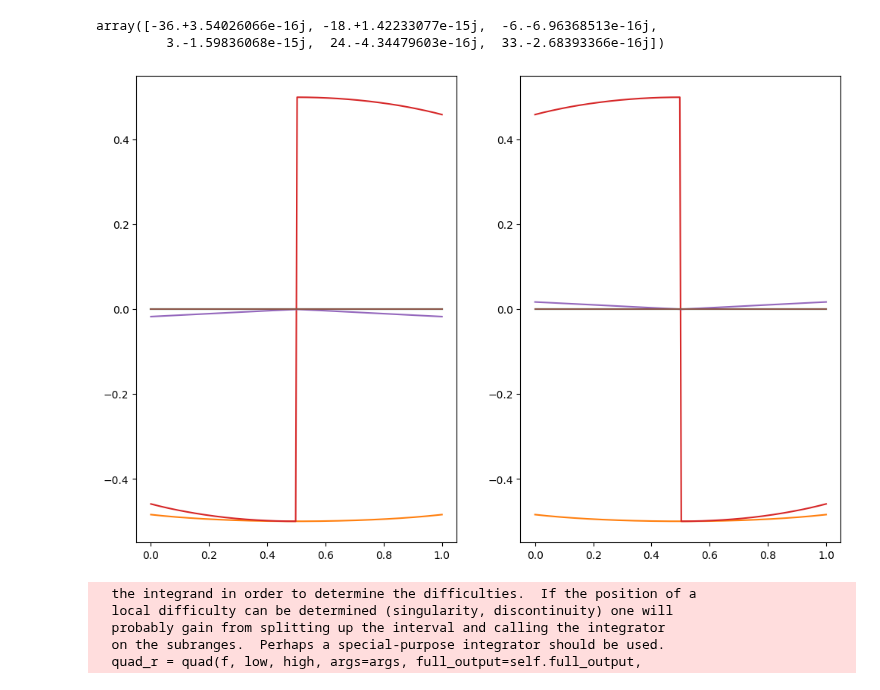
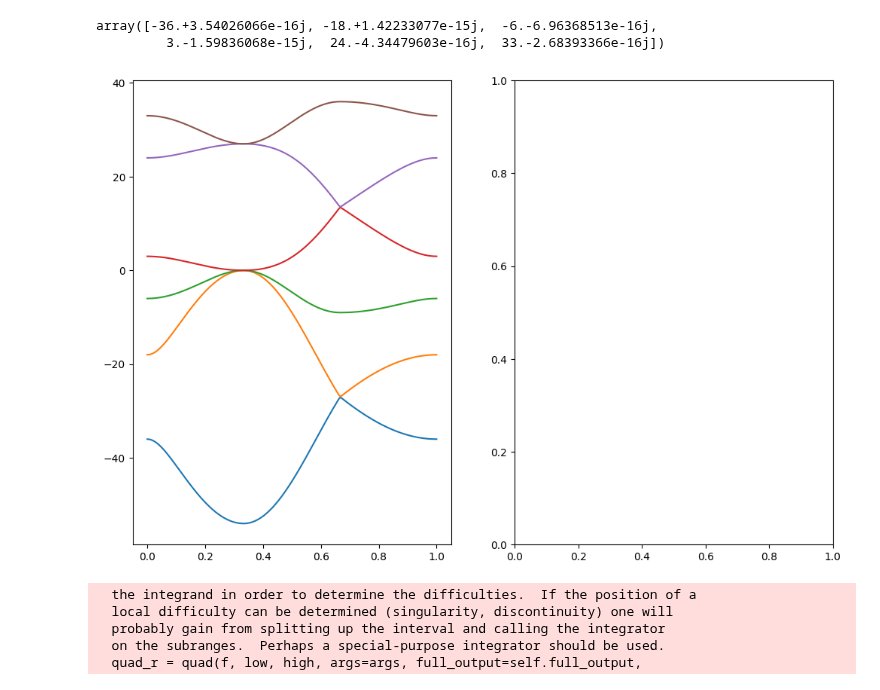
Before and after one commit to ChriGomm/master, a Jupyter notebook: numerics/dip_dip.ipynb, the cells around one changed output. Saved outputs shown, nothing was run; the diff lists cells and outputs as text; code cells hidden in the pictures.

```diff
--- a/numerics/dip_dip.ipynb
+++ b/numerics/dip_dip.ipynb
@@ -3,9 +3,9 @@ import numpy as np
 import pandas as pd
 import matplotlib.pyplot as plt
 # %%
-a1 = np.array([-1,0,0])
-a2 = np.array([1/2,np.sqrt(3)/2,0])
-a3 = np.array([1/2,-np.sqrt(3)/2,0])
+a1 = np.array([1,0,0])
+a2 = np.array([-1/2,np.sqrt(3)/2,0])
+a3 = np.array([-1/2,-np.sqrt(3)/2,0])
 a = np.stack((a1, a2, a3))
 d = 1
 def mat(i: int,j: int,k: np.ndarray) -> float:
@@ -121,12 +121,12 @@ array([-36.+3.54026066e-16j, -18.+1.42233077e-15j,  -6.-6.96368513e-16j,
 # %%
 fig, ax = plt.subplots(1,2,figsize=(12, 8))
 for i in range(6):
-    # ax[0].plot(t, eigs[:, i,0], label=f'Eigenvalue {i+1}')#,color='blue', alpha=0.7)
-    ax[1].plot(t, np.imag(eigs2[:, 4,i+1]), label=f'Eigenvalue {i+1}')#,color='blue', alpha=0.7)
-    ax[0].plot(t, np.imag(eigs2[:, 3,i+1]), label=f'Eigenvalue {i+1}')#,color='blue', alpha=0.7)
+    ax[0].plot(t, eigs[:, i,0], label=f'Eigenvalue {i+1}')#,color='blue', alpha=0.7)
+    # ax[1].plot(t, np.imag(eigs2[:, 4,i+1]), label=f'Eigenvalue {i+1}')#,color='blue', alpha=0.7)
+    # ax[0].plot(t, np.imag(eigs2[:, 3,i+1]), label=f'Eigenvalue {i+1}')#,color='blue', alpha=0.7)
 plt.show()
 # %% [output]
-[figure, old version]
+[figure, new version]
 # %%
 def Berry_curvature(k,band_index) -> np.ndarray:
     """Calculate the Berry curvature."""
```
Also changed, not shown: parts of 6 cells of this notebook, 34 other files.
